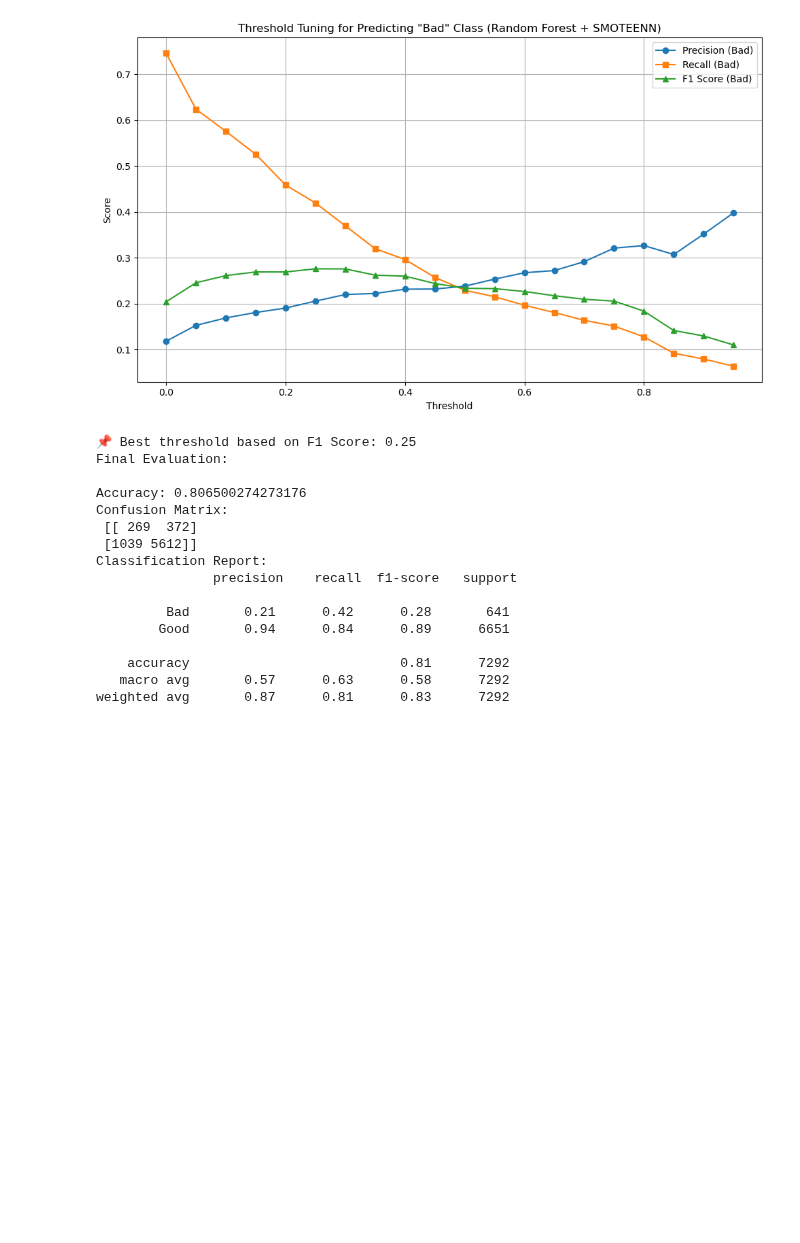
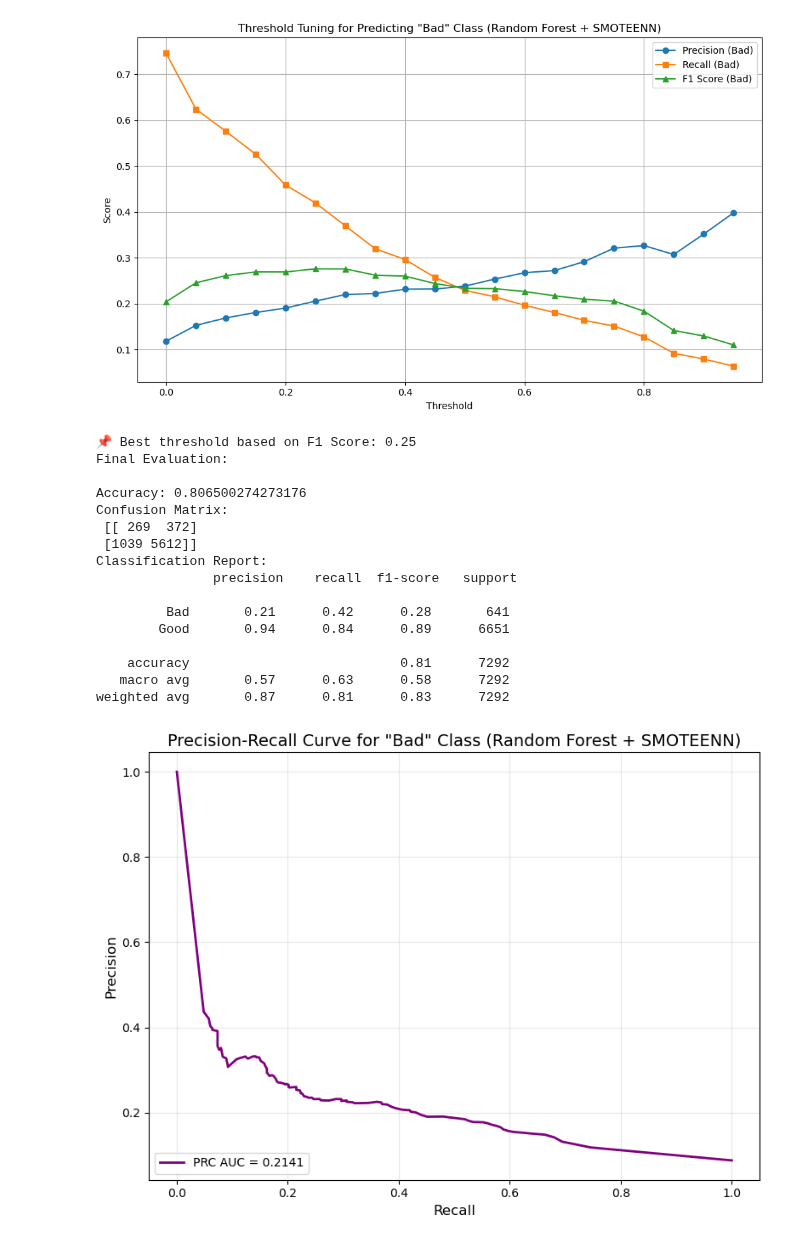
Before and after one commit to ashleytoh/cs3244-project-group-23, a Jupyter notebook: DT_model/tuning.ipynb, the cells around one changed output. Saved outputs shown, nothing was run; the diff lists cells and outputs as text; code cells hidden in the pictures; blank space fills up the shorter version.

```diff
--- a/DT_model/tuning.ipynb
+++ b/DT_model/tuning.ipynb
@@ -261,6 +381,24 @@ print("Final Evaluation:\n")
 print("Accuracy:", accuracy_score(y_test, y_final))
 print("Confusion Matrix:\n", confusion_matrix(y_test, y_final))
 print("Classification Report:\n", classification_report(y_test, y_final))
+
+# Convert labels to binary (1 for Bad, 0 for Good)
+y_test_binary = np.where(y_test == 'Bad', 1, 0)
+
+# Compute Precision-Recall Curve and AUC for 'Bad' class
+precision_curve, recall_curve, _ = precision_recall_curve(y_test_binary, y_probs[:, bad_index])
+prc_auc = auc(recall_curve, precision_curve)
+
+# Plot PRC
+plt.figure(figsize=(8, 6))
+plt.plot(recall_curve, precision_curve, label=f'PRC AUC = {prc_auc:.4f}', color='purple', linewidth=2)
+plt.xlabel('Recall', fontsize=12)
+plt.ylabel('Precision', fontsize=12)
+plt.title('Precision-Recall Curve for "Bad" Class (Random Forest + SMOTEENN)', fontsize=14)
+plt.legend(loc='lower left')
+plt.grid(alpha=0.3)
+plt.tight_layout()
+plt.show()
 # %% [output]
 Fitting 3 folds for each of 48 candidates, totalling 144 fits
 ✅ Best Parameters: {'class_weight': 'balanced', 'max_depth': None, 'max_features': 'log2', 'min_samples_leaf': 1, 'min_samples_split': 2, 'n_estimators': 100}
@@ -269,33 +407,34 @@ Fitting 3 folds for each of 48 candidates, totalling 144 fits
 
 Threshold: 0.00
 Precision (Bad): 0.1183
 Recall (Bad):    0.7457
 F1 Score (Bad):  0.2043
 
 Threshold: 0.05
 Precision (Bad): 0.1529
 ... (88 lines left out)
 Threshold: 0.95
 Precision (Bad): 0.3981
 Recall (Bad):    0.0640
 F1 Score (Bad):  0.1102
 [figure]
 📌 Best threshold based on F1 Score: 0.25
 Final Evaluation:
 
 Accuracy: 0.806500274273176
 Confusion Matrix:
  [[ 269  372]
  [1039 5612]]
 Classification Report:
                precision    recall  f1-score   support
 
          Bad       0.21      0.42      0.28       641
         Good       0.94      0.84      0.89      6651
 
     accuracy                           0.81      7292
    macro avg       0.57      0.63      0.58      7292
 weighted avg       0.87      0.81      0.83      7292
+[figure, added]
 # %%
 # XGBoost Tuning
 
```
Also changed, not shown: parts of 6 cells of this notebook.
